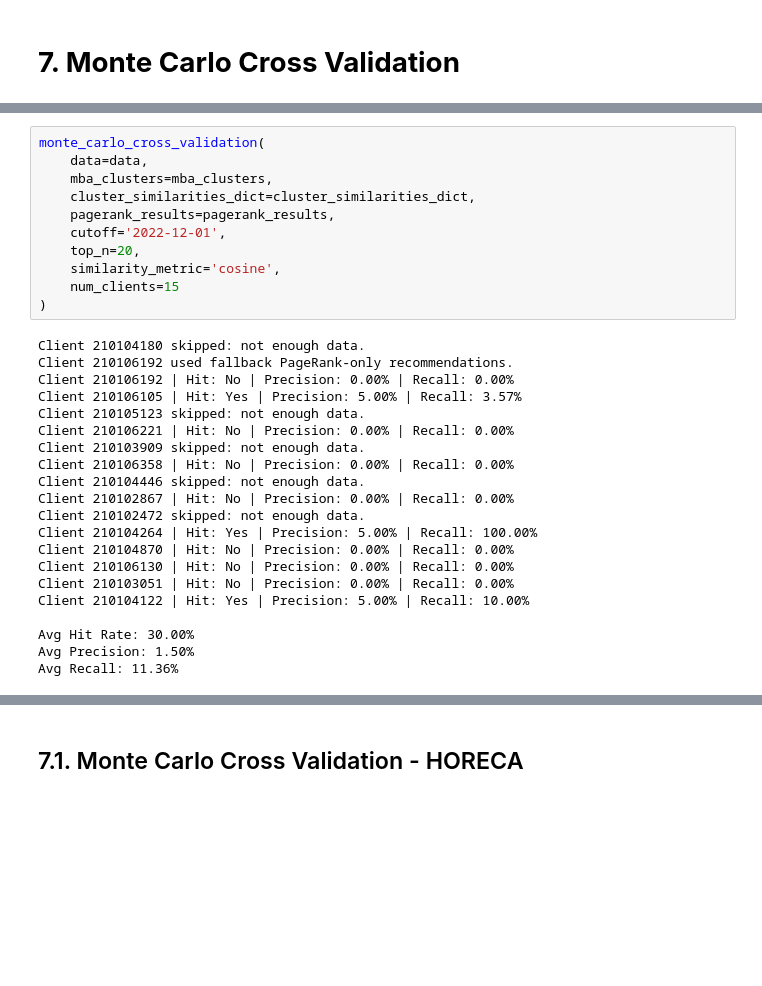
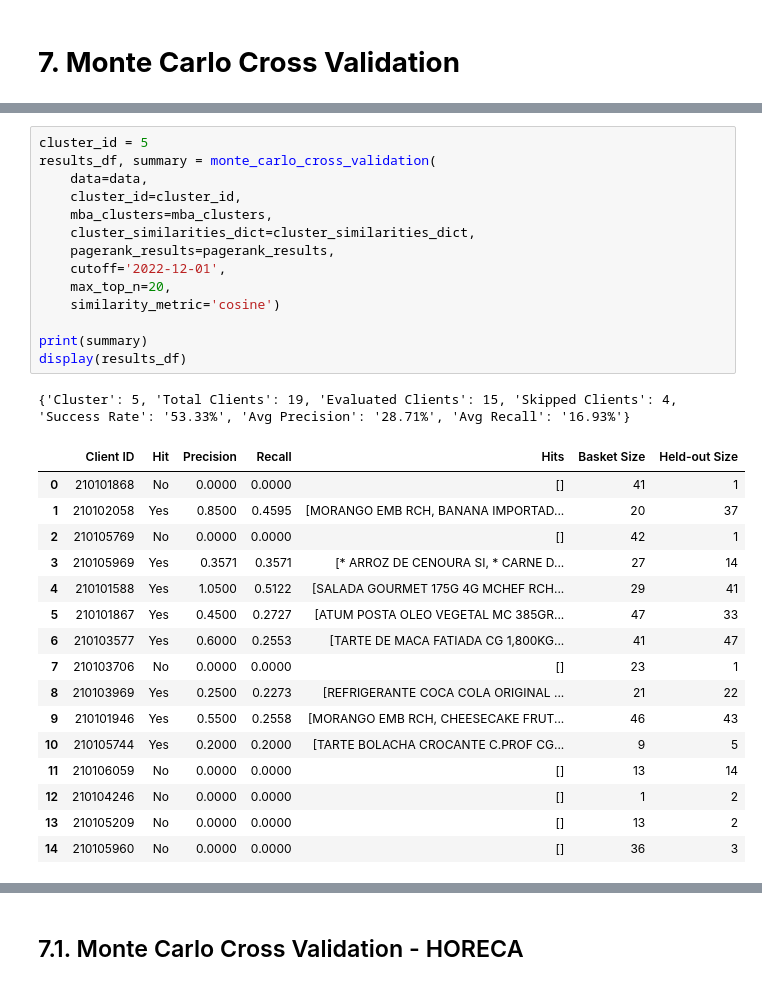
Before and after one commit to gugaaa1904/BC, a Jupyter notebook: Case 3 pt.2.ipynb, the cells around one changed output, grey strips where cells are left out. Saved outputs shown, nothing was run; the diff lists cells and outputs as text; blank space fills up the shorter version.

```diff
--- a/Case 3 pt.2.ipynb
+++ b/Case 3 pt.2.ipynb
@@ -1013,33 +995,33 @@ def monte_carlo_cross_validation(data, mba_clusters, cluster_similarities_dict,
 # %%
-monte_carlo_cross_validation(
+cluster_id = 5
+results_df, summary = monte_carlo_cross_validation(
     data=data,
+    cluster_id=cluster_id,
     mba_clusters=mba_clusters,
     cluster_similarities_dict=cluster_similarities_dict,
     pagerank_results=pagerank_results,
     cutoff='2022-12-01',
-    top_n=20,
-    similarity_metric='cosine',
-    num_clients=15
-)
+    max_top_n=20,
+    similarity_metric='cosine')
+
+print(summary)
+display(results_df)
 # %% [output]
-Client 210104180 skipped: not enough data.
-Client 210106192 used fallback PageRank-only recommendations.
-Client 210106192 | Hit: No | Precision: 0.00% | Recall: 0.00%
-Client 210106105 | Hit: Yes | Precision: 5.00% | Recall: 3.57%
-Client 210105123 skipped: not enough data.
-Client 210106221 | Hit: No | Precision: 0.00% | Recall: 0.00%
-Client 210103909 skipped: not enough data.
-Client 210106358 | Hit: No | Precision: 0.00% | Recall: 0.00%
-Client 210104446 skipped: not enough data.
-Client 210102867 | Hit: No | Precision: 0.00% | Recall: 0.00%
-Client 210102472 skipped: not enough data.
-Client 210104264 | Hit: Yes | Precision: 5.00% | Recall: 100.00%
-Client 210104870 | Hit: No | Precision: 0.00% | Recall: 0.00%
-Client 210106130 | Hit: No | Precision: 0.00% | Recall: 0.00%
-Client 210103051 | Hit: No | Precision: 0.00% | Recall: 0.00%
-Client 210104122 | Hit: Yes | Precision: 5.00% | Recall: 10.00%
-
-Avg Hit Rate: 30.00%
-Avg Precision: 1.50%
-Avg Recall: 11.36%
+{'Cluster': 5, 'Total Clients': 19, 'Evaluated Clients': 15, 'Skipped Clients': 4, 'Success Rate': '53.33%', 'Avg Precision': '28.71%', 'Avg Recall': '16.93%'}
+|  | Client ID | Hit | Precision | Recall | Hits | Basket Size | Held-out Size |
+| 0 | 210101868 | No | 0.0000 | 0.0000 | [] | 41 | 1 |
+| 1 | 210102058 | Yes | 0.8500 | 0.4595 | [MORANGO EMB RCH, BANANA IMPORTAD... | 20 | 37 |
+| 2 | 210105769 | No | 0.0000 | 0.0000 | [] | 42 | 1 |
+| 3 | 210105969 | Yes | 0.3571 | 0.3571 | [* ARROZ DE CENOURA SI, * CARNE D... | 27 | 14 |
+| 4 | 210101588 | Yes | 1.0500 | 0.5122 | [SALADA GOURMET 175G 4G MCHEF RCH... | 29 | 41 |
+| 5 | 210101867 | Yes | 0.4500 | 0.2727 | [ATUM POSTA OLEO VEGETAL MC 385GR... | 47 | 33 |
+| 6 | 210103577 | Yes | 0.6000 | 0.2553 | [TARTE DE MACA FATIADA CG 1,800KG... | 41 | 47 |
+| 7 | 210103706 | No | 0.0000 | 0.0000 | [] | 23 | 1 |
+| 8 | 210103969 | Yes | 0.2500 | 0.2273 | [REFRIGERANTE COCA COLA ORIGINAL ... | 21 | 22 |
+| 9 | 210101946 | Yes | 0.5500 | 0.2558 | [MORANGO EMB RCH, CHEESECAKE FRUT... | 46 | 43 |
+| 10 | 210105744 | Yes | 0.2000 | 0.2000 | [TARTE BOLACHA CROCANTE C.PROF CG... | 9 | 5 |
+| 11 | 210106059 | No | 0.0000 | 0.0000 | [] | 13 | 14 |
+| 12 | 210104246 | No | 0.0000 | 0.0000 | [] | 1 | 2 |
+| 13 | 210105209 | No | 0.0000 | 0.0000 | [] | 13 | 2 |
+| 14 | 210105960 | No | 0.0000 | 0.0000 | [] | 36 | 3 |
 # %% [markdown]
```
Also changed, not shown: parts of 17 cells of this notebook, 1 other file.
